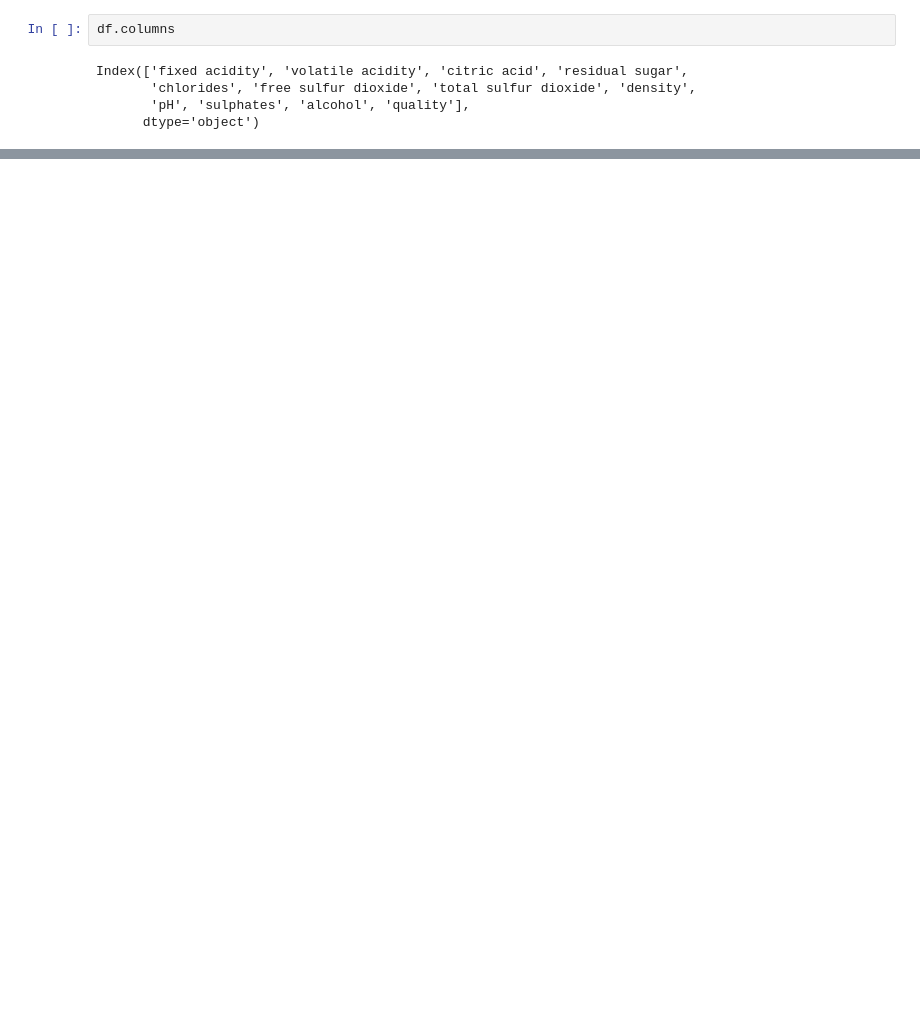
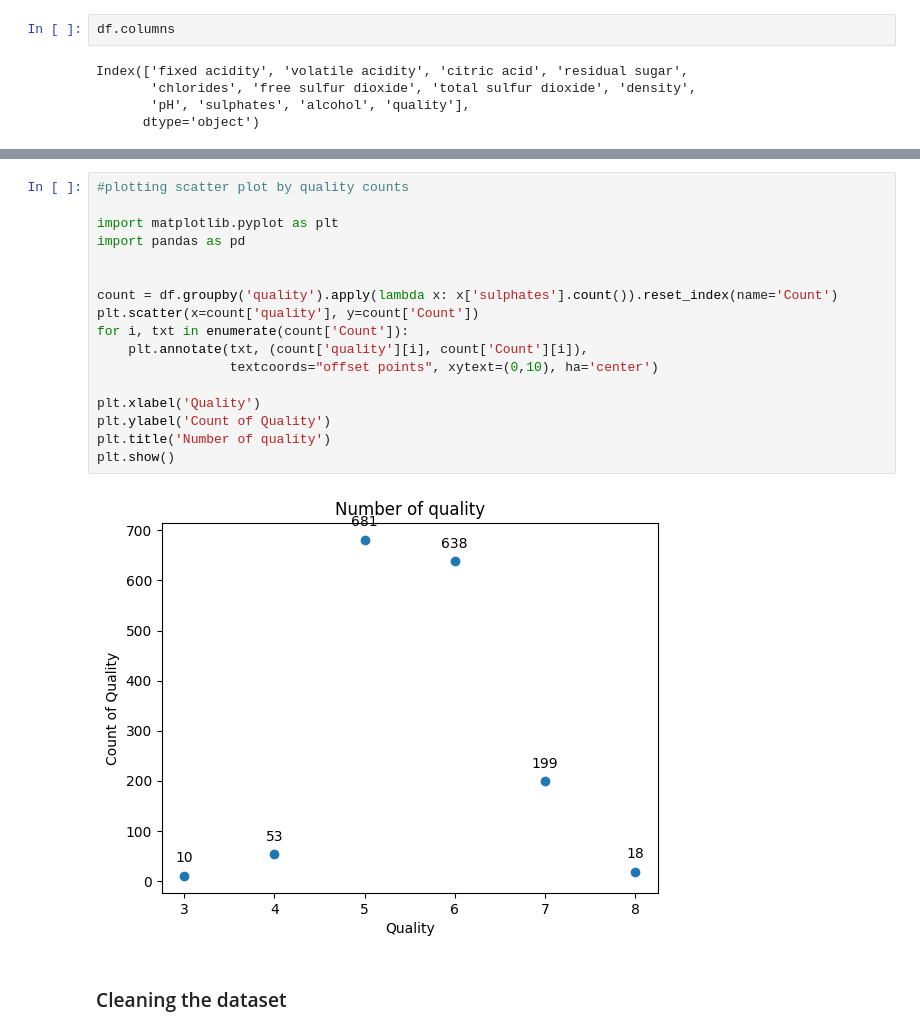
Before and after one commit to asheshh-lal/Predict-Wine-Quality, a Jupyter notebook: Model-to-predict-the-quality-of-wine.ipynb, the cells around one changed output, grey strips where cells are left out. Saved outputs shown, nothing was run; the diff lists cells and outputs as text; blank space fills up the shorter version.

```diff
--- a/Model-to-predict-the-quality-of-wine.ipynb
+++ b/Model-to-predict-the-quality-of-wine.ipynb
@@ -121,0 +123,21 @@ a
+# %%
+#plotting scatter plot by quality counts
+
+import matplotlib.pyplot as plt
+import pandas as pd
+
+
+count = df.groupby('quality').apply(lambda x: x['sulphates'].count()).reset_index(name='Count')
+plt.scatter(x=count['quality'], y=count['Count'])
+for i, txt in enumerate(count['Count']):
+    plt.annotate(txt, (count['quality'][i], count['Count'][i]),
+                 textcoords="offset points", xytext=(0,10), ha='center')
+
+plt.xlabel('Quality')
+plt.ylabel('Count of Quality')
+plt.title('Number of quality')
+plt.show()
+# %% [output]
+[figure, added]
+# %% [markdown]
+### Cleaning the dataset
```
Also changed, not shown: parts of 9 cells of this notebook.
